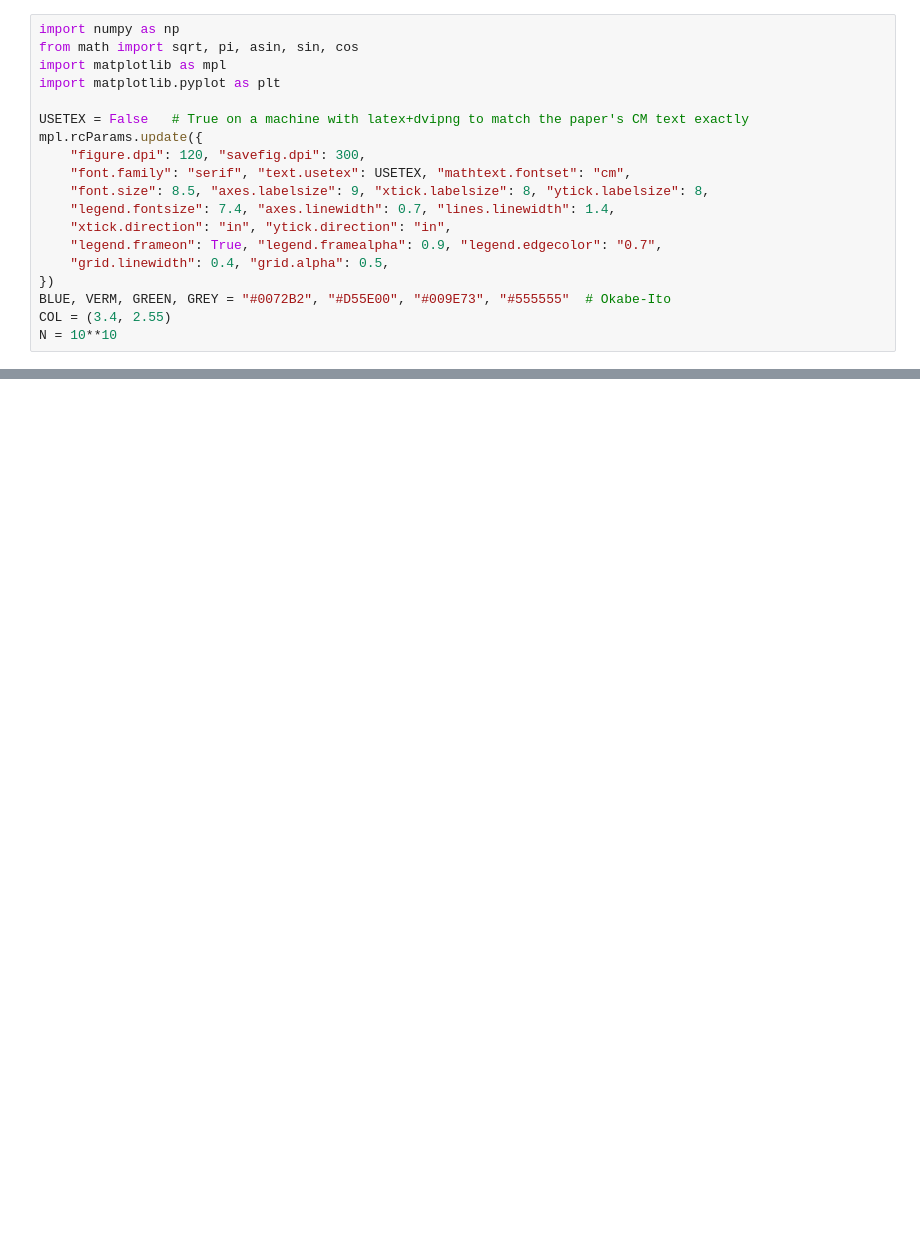
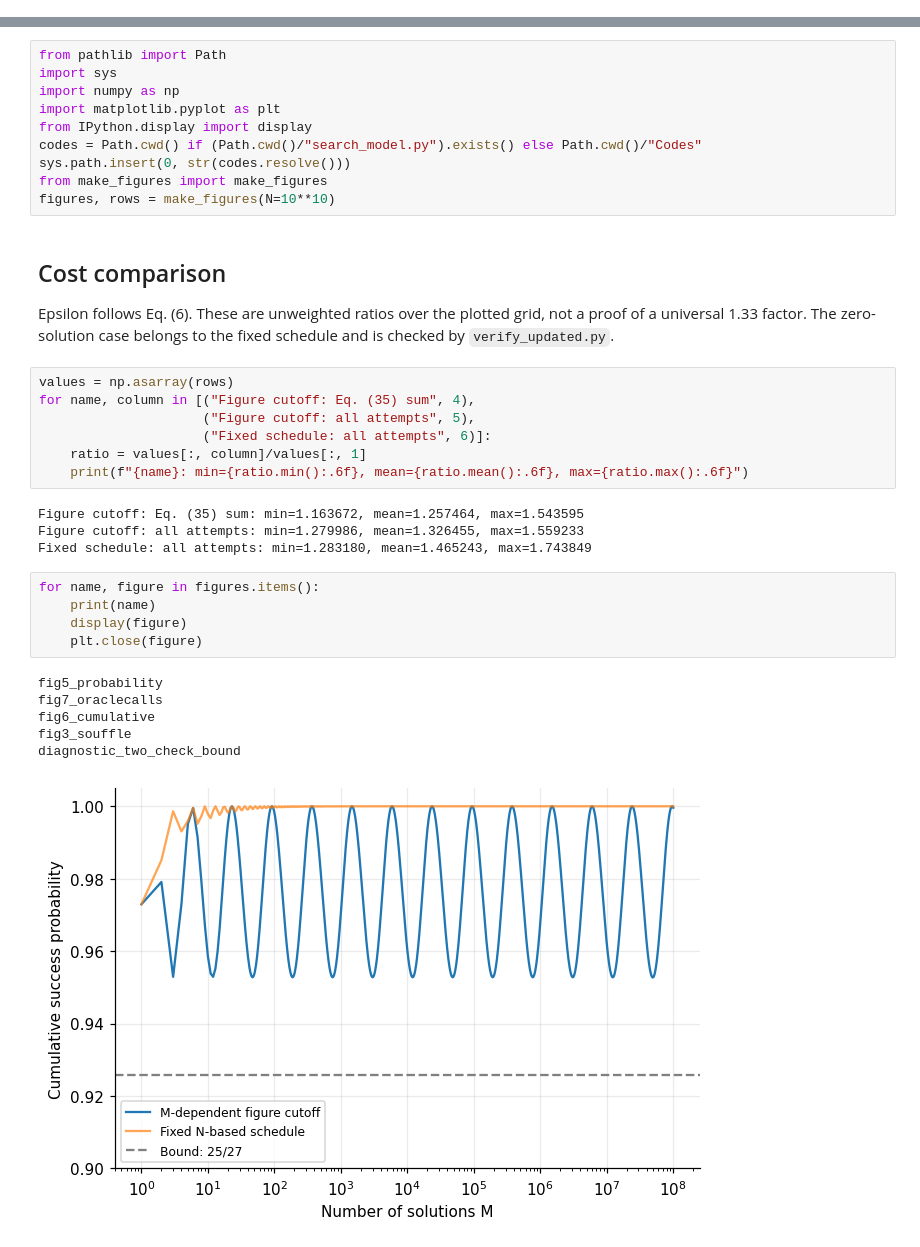
Before and after one commit to dubeyPraY/Fixed-Point-Search, a Jupyter notebook: Codes/FOQA_Complexity_corrected.ipynb, the cells around one changed output, grey strips where cells are left out. Cells and saved outputs as stored; diff of their text form; blank space fills up the shorter version.

Commit message:
Updated older plot codes
Corrected the repository against the November 7 manuscript.

```diff
--- a/Codes/FOQA_Complexity_corrected.ipynb
+++ b/Codes/FOQA_Complexity_corrected.ipynb
@@ -19,19 +0,0 @@ computation was already correct.
-# %%
-import numpy as np
-from math import sqrt, pi, asin, sin, cos
-import matplotlib as mpl
-import matplotlib.pyplot as plt
-
-USETEX = False   # True on a machine with latex+dvipng to match the paper's CM text exactly
-mpl.rcParams.update({
-    "figure.dpi": 120, "savefig.dpi": 300,
-    "font.family": "serif", "text.usetex": USETEX, "mathtext.fontset": "cm",
-    "font.size": 8.5, "axes.labelsize": 9, "xtick.labelsize": 8, "ytick.labelsize": 8,
-    "legend.fontsize": 7.4, "axes.linewidth": 0.7, "lines.linewidth": 1.4,
-    "xtick.direction": "in", "ytick.direction": "in",
-    "legend.frameon": True, "legend.framealpha": 0.9, "legend.edgecolor": "0.7",
-    "grid.linewidth": 0.4, "grid.alpha": 0.5,
-})
-BLUE, VERM, GREEN, GREY = "#0072B2", "#D55E00", "#009E73", "#555555"  # Okabe-Ito
-COL = (3.4, 2.55)
-N = 10**10
@@ -153,0 +12,39 @@ fig.tight_layout(pad=0.3); fig.savefig('figC_cumulative.pdf'); plt.show()
+# %%
+from pathlib import Path
+import sys
+import numpy as np
+import matplotlib.pyplot as plt
+from IPython.display import display
+codes = Path.cwd() if (Path.cwd()/"search_model.py").exists() else Path.cwd()/"Codes"
+sys.path.insert(0, str(codes.resolve()))
+from make_figures import make_figures
+figures, rows = make_figures(N=10**10)
+# %% [markdown]
+## Cost comparison
+
+Epsilon follows Eq. (6). These are unweighted ratios over the plotted grid,
+not a proof of a universal 1.33 factor. The zero-solution case belongs to the
+fixed schedule and is checked by `verify_updated.py`.
+# %%
+values = np.asarray(rows)
+for name, column in [("Figure cutoff: Eq. (35) sum", 4),
+                     ("Figure cutoff: all attempts", 5),
+                     ("Fixed schedule: all attempts", 6)]:
+    ratio = values[:, column]/values[:, 1]
+    print(f"{name}: min={ratio.min():.6f}, mean={ratio.mean():.6f}, max={ratio.max():.6f}")
+# %% [output]
+Figure cutoff: Eq. (35) sum: min=1.163672, mean=1.257464, max=1.543595
+Figure cutoff: all attempts: min=1.279986, mean=1.326455, max=1.559233
+Fixed schedule: all attempts: min=1.283180, mean=1.465243, max=1.743849
+# %%
+for name, figure in figures.items():
+    print(name)
+    display(figure)
+    plt.close(figure)
+# %% [output]
+fig5_probability
+fig7_oraclecalls
+fig6_cumulative
+fig3_souffle
+diagnostic_two_check_bound
+[figure, added]
```
Also changed, not shown: parts of 18 cells of this notebook, 14 other files.
